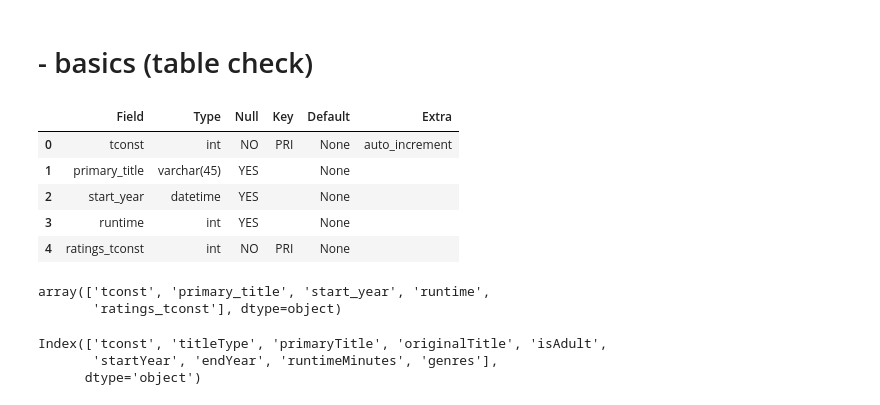
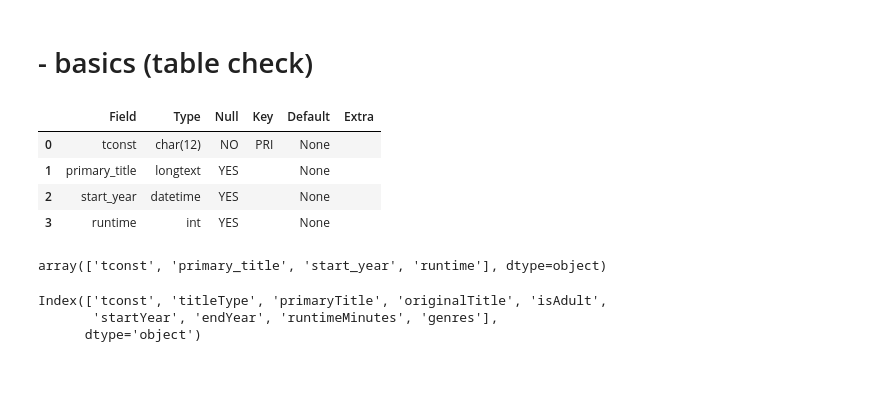
Before and after one commit to lrnrdr/Lori-pt-data-enrichment, a Jupyter notebook: Part_2.ipynb, the cells around one changed output. Drawn from its saved outputs; the diff is of its cells as text; code cells hidden in the pictures; blank space fills up the shorter version.

```diff
--- a/Part_2.ipynb
+++ b/Part_2.ipynb
@@ -161,23 +189,21 @@ _____________________
 # %%
 # looking at Database (ERD)/SQL table
 # This information will ensure our DataFrame has the correct field names and datatypes before inserting the data into our pre-existing database.
 # To easily compare the (ERD/database/SQL table) against our DataFrame (CSV file), we will save the output DataFrame as a variable called "describe."
-q = '''DESCRIBE Title_Basics;'''
+q = '''DESCRIBE title_basics;'''
 describe = pd.read_sql(q, conn)
 describe
 # %% [output]
 |  | Field | Type | Null | Key | Default | Extra |
-| 0 | tconst | int | NO | PRI | None | auto_increment |
-| 1 | primary_title | varchar(45) | YES |  | None |  |
+| 0 | tconst | char(12) | NO | PRI | None |  |
+| 1 | primary_title | longtext | YES |  | None |  |
 | 2 | start_year | datetime | YES |  | None |  |
 | 3 | runtime | int | YES |  | None |  |
-| 4 | ratings_tconst | int | NO | PRI | None |  |
 # %%
 # looking at title_basics ERD/database/SQL table
 # Let's inspect the names of the fields in the database and compare them to the columns in our DataFrame:
 describe['Field'].values
 # %% [output]
-array(['tconst', 'primary_title', 'start_year', 'runtime',
-       'ratings_tconst'], dtype=object)
+array(['tconst', 'primary_title', 'start_year', 'runtime'], dtype=object)
 # %%
 # Checking dataframe's (csv data) columns
```
Also changed, not shown: parts of 30 cells of this notebook, 3 other files.
